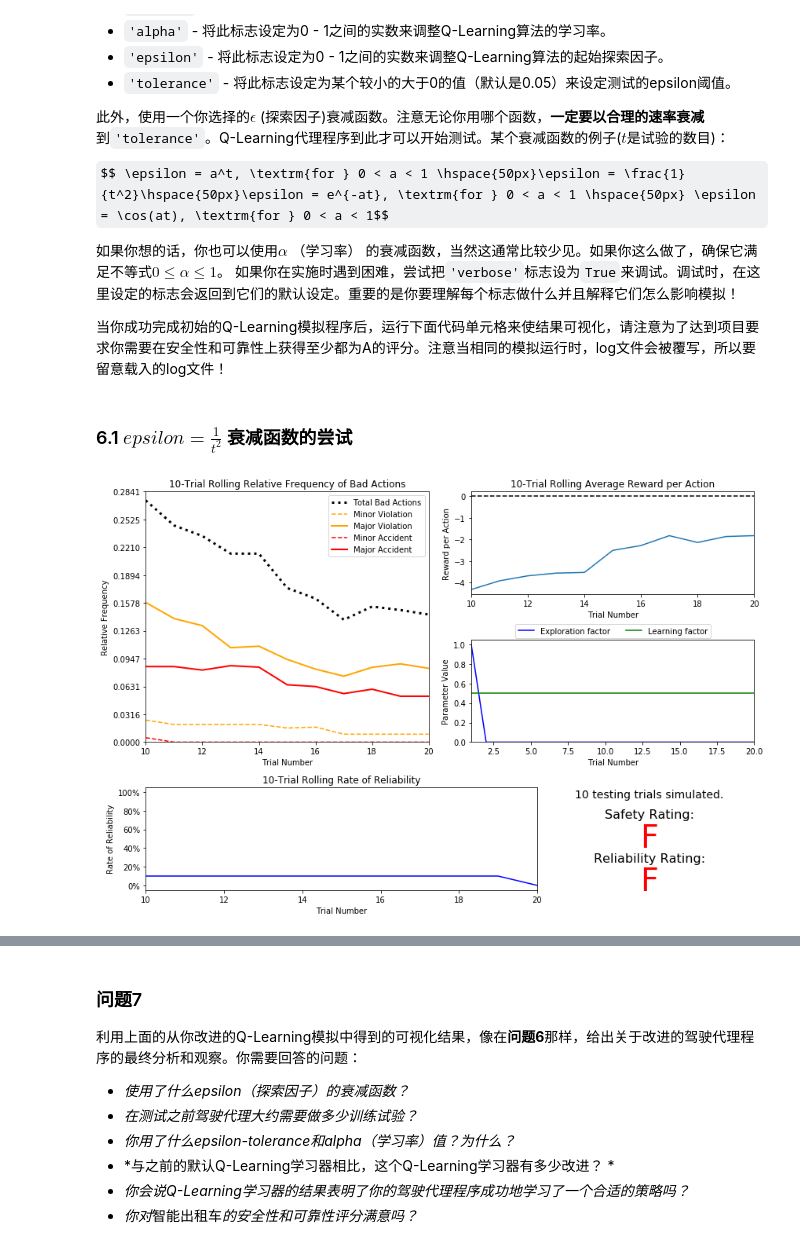
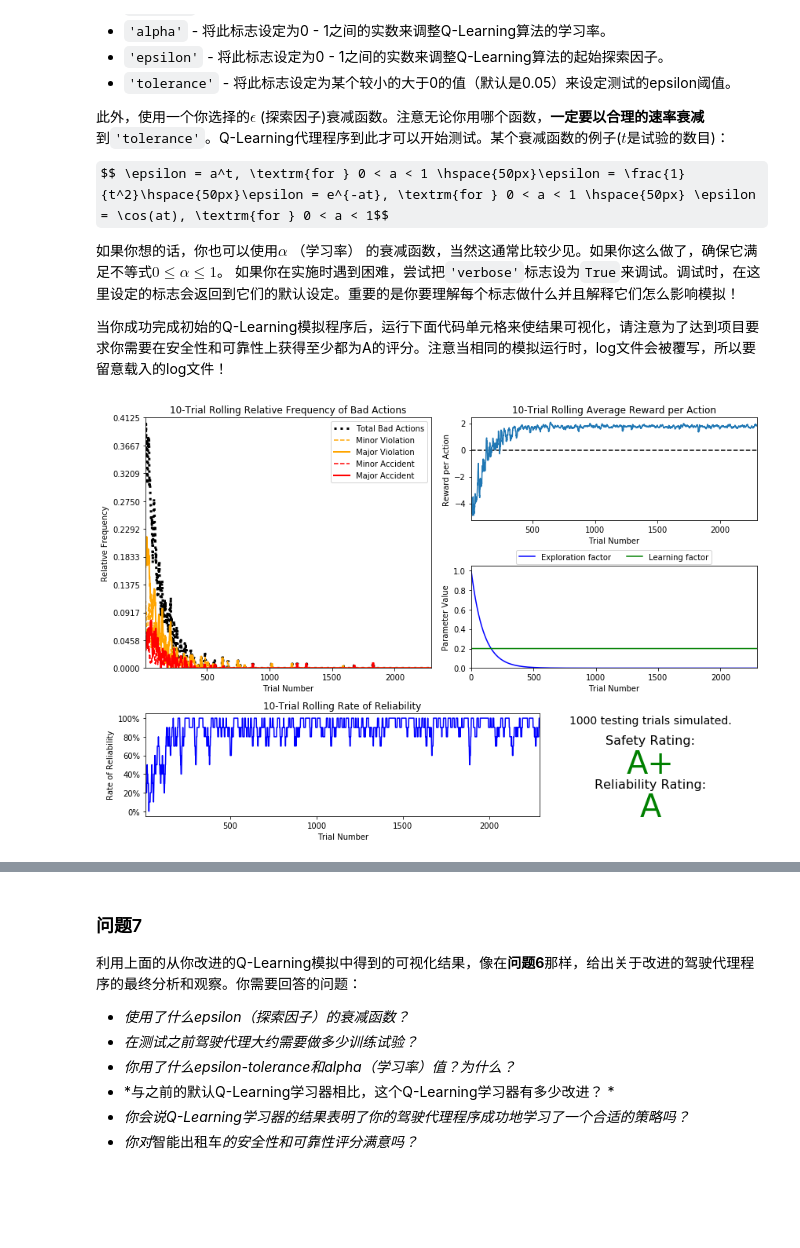
Before and after one commit to StevenHGuo/Reinforcement_Learning, a Jupyter notebook: smartcab.ipynb, the cells around one changed output, grey strips where cells are left out. Cells and saved outputs as stored; diff of their text form; code cells hidden in the pictures; some formulas as TeX source; blank space fills up the shorter version.

```diff
--- a/smartcab.ipynb
+++ b/smartcab.ipynb
@@ -243,10 +285,7 @@ $$ \epsilon = a^t, \textrm{for } 0 < a < 1 \hspace{50px}\epsilon = \frac{1}{t^2}
 如果你在实施时遇到困难，尝试把`'verbose'`标志设为`True`来调试。调试时，在这里设定的标志会返回到它们的默认设定。重要的是你要理解每个标志做什么并且解释它们怎么影响模拟！
 
 当你成功完成初始的Q-Learning模拟程序后，运行下面代码单元格来使结果可视化，请注意为了达到项目要求你需要在安全性和可靠性上获得至少都为A的评分。注意当相同的模拟运行时，log文件会被覆写，所以要留意载入的log文件！
-# %% [markdown]
-### 6.1 $epsilon = \frac{1}{t^2}$ 衰减函数的尝试
-# %%
-# Load the 'sim_improved-learning' file from the improved Q-Learning simulation
-vs.plot_trials('sim_improved-learning1516115100.45.csv')
-# %% [output]
-[figure, removed]
+# %%
+vs.plot_trials('sim_improved-learning.csv')
+# %% [output]
+[figure, added]
```
Also changed, not shown: parts of 33 cells of this notebook, 37 other files.
